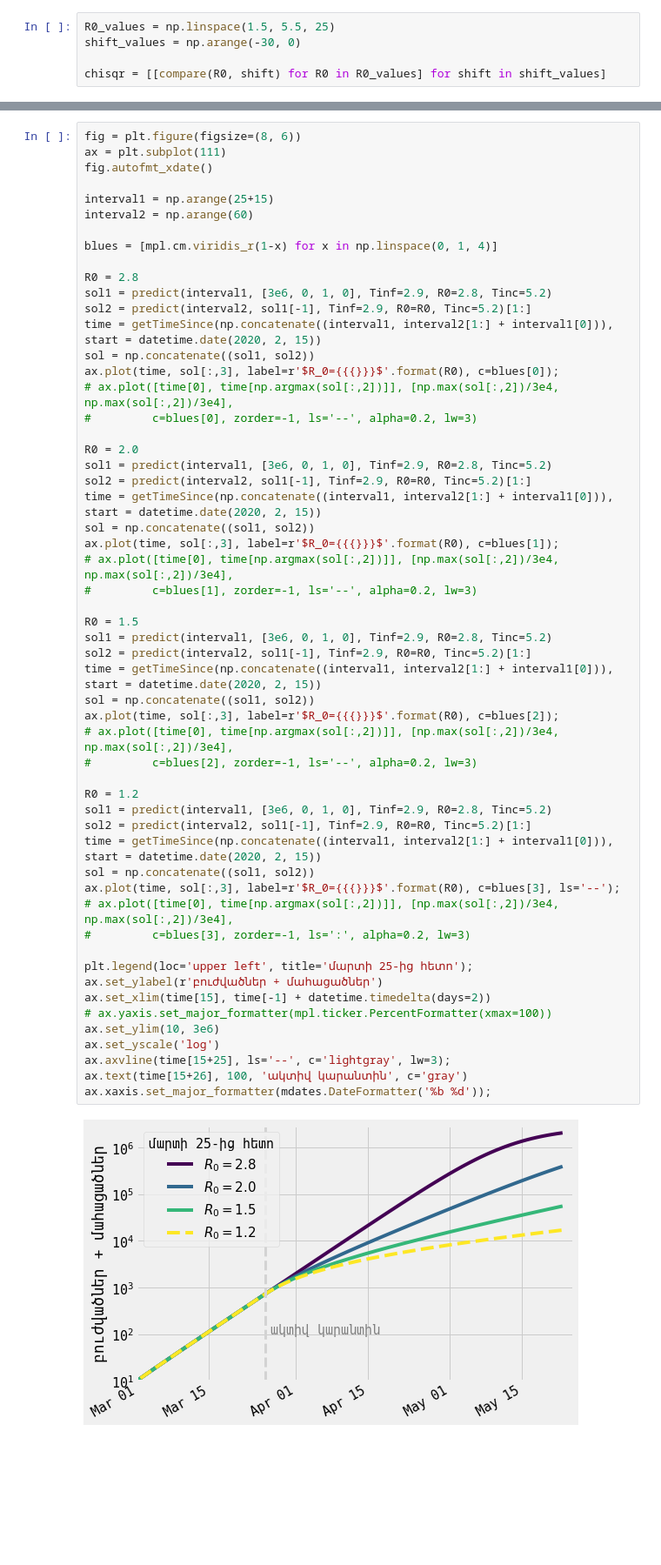
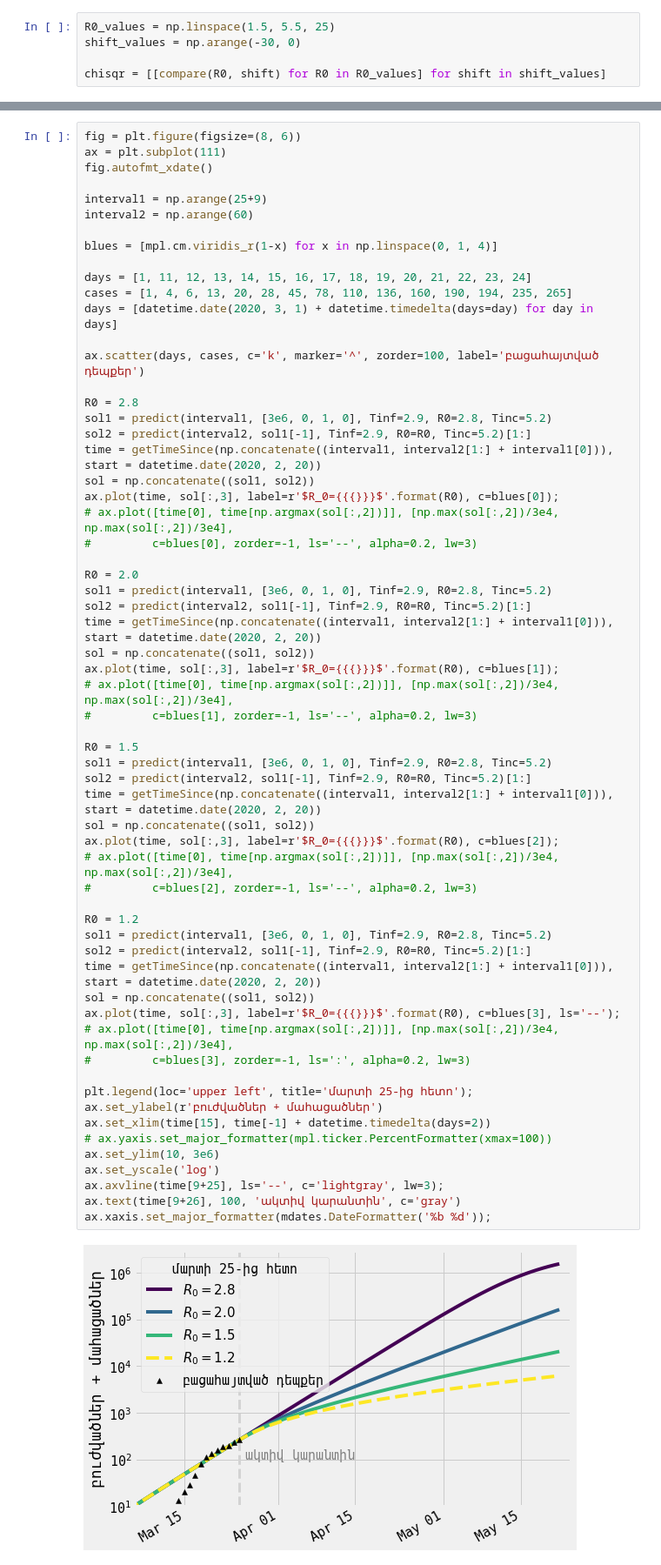
Before and after one commit to haykh/haykh.github.io, a Jupyter notebook: assets/files/2020-covid19-armenia/stayhealthy.ipynb, the cells around one changed output, grey strips where cells are left out. Shown at 87% size. Drawn from its saved outputs; the diff is of its cells as text; blank space fills up the shorter version.

```diff
--- a/assets/files/2020-covid19-armenia/stayhealthy.ipynb
+++ b/assets/files/2020-covid19-armenia/stayhealthy.ipynb
@@ -245,15 +219,21 @@ fig = plt.figure(figsize=(8, 6))
 ax = plt.subplot(111)
 fig.autofmt_xdate()
 
-interval1 = np.arange(25+15)
+interval1 = np.arange(25+9)
 interval2 = np.arange(60)
 
 blues = [mpl.cm.viridis_r(1-x) for x in np.linspace(0, 1, 4)]
 
+days = [1, 11, 12, 13, 14, 15, 16, 17, 18, 19, 20, 21, 22, 23, 24]
+cases = [1, 4, 6, 13, 20, 28, 45, 78, 110, 136, 160, 190, 194, 235, 265]
+days = [datetime.date(2020, 3, 1) + datetime.timedelta(days=day) for day in days]
+
+ax.scatter(days, cases, c='k', marker='^', zorder=100, label='բացահայտված դեպքեր')
+
 R0 = 2.8
 sol1 = predict(interval1, [3e6, 0, 1, 0], Tinf=2.9, R0=2.8, Tinc=5.2)
 sol2 = predict(interval2, sol1[-1], Tinf=2.9, R0=R0, Tinc=5.2)[1:]
-time = getTimeSince(np.concatenate((interval1, interval2[1:] + interval1[0])), start = datetime.date(2020, 2, 15))
+time = getTimeSince(np.concatenate((interval1, interval2[1:] + interval1[0])), start = datetime.date(2020, 2, 20))
 sol = np.concatenate((sol1, sol2))
 ax.plot(time, sol[:,3], label=r'$R_0={{{}}}$'.format(R0), c=blues[0]);
 # ax.plot([time[0], time[np.argmax(sol[:,2])]], [np.max(sol[:,2])/3e4, np.max(sol[:,2])/3e4],
@@ -262,38 +242,38 @@ ax.plot(time, sol[:,3], label=r'$R_0={{{}}}$'.format(R0), c=blues[0]);
 R0 = 2.0
 sol1 = predict(interval1, [3e6, 0, 1, 0], Tinf=2.9, R0=2.8, Tinc=5.2)
 sol2 = predict(interval2, sol1[-1], Tinf=2.9, R0=R0, Tinc=5.2)[1:]
-time = getTimeSince(np.concatenate((interval1, interval2[1:] + interval1[0])), start = datetime.date(2020, 2, 15))
+time = getTimeSince(np.concatenate((interval1, interval2[1:] + interval1[0])), start = datetime.date(2020, 2, 20))
 sol = np.concatenate((sol1, sol2))
 ax.plot(time, sol[:,3], label=r'$R_0={{{}}}$'.format(R0), c=blues[1]);
 # ax.plot([time[0], time[np.argmax(sol[:,2])]], [np.max(sol[:,2])/3e4, np.max(sol[:,2])/3e4],
 #         c=blues[1], zorder=-1, ls='--', alpha=0.2, lw=3)
 
 R0 = 1.5
 sol1 = predict(interval1, [3e6, 0, 1, 0], Tinf=2.9, R0=2.8, Tinc=5.2)
 sol2 = predict(interval2, sol1[-1], Tinf=2.9, R0=R0, Tinc=5.2)[1:]
-time = getTimeSince(np.concatenate((interval1, interval2[1:] + interval1[0])), start = datetime.date(2020, 2, 15))
+time = getTimeSince(np.concatenate((interval1, interval2[1:] + interval1[0])), start = datetime.date(2020, 2, 20))
 sol = np.concatenate((sol1, sol2))
 ax.plot(time, sol[:,3], label=r'$R_0={{{}}}$'.format(R0), c=blues[2]);
 # ax.plot([time[0], time[np.argmax(sol[:,2])]], [np.max(sol[:,2])/3e4, np.max(sol[:,2])/3e4],
 #         c=blues[2], zorder=-1, ls='--', alpha=0.2, lw=3)
 
 R0 = 1.2
 sol1 = predict(interval1, [3e6, 0, 1, 0], Tinf=2.9, R0=2.8, Tinc=5.2)
 sol2 = predict(interval2, sol1[-1], Tinf=2.9, R0=R0, Tinc=5.2)[1:]
-time = getTimeSince(np.concatenate((interval1, interval2[1:] + interval1[0])), start = datetime.date(2020, 2, 15))
+time = getTimeSince(np.concatenate((interval1, interval2[1:] + interval1[0])), start = datetime.date(2020, 2, 20))
 sol = np.concatenate((sol1, sol2))
 ax.plot(time, sol[:,3], label=r'$R_0={{{}}}$'.format(R0), c=blues[3], ls='--');
 # ax.plot([time[0], time[np.argmax(sol[:,2])]], [np.max(sol[:,2])/3e4, np.max(sol[:,2])/3e4],
 #         c=blues[3], zorder=-1, ls=':', alpha=0.2, lw=3)
 
 plt.legend(loc='upper left', title='մարտի 25-ից հետո');
 ax.set_ylabel(r'բուժվածներ + մահացածներ')
 ax.set_xlim(time[15], time[-1] + datetime.timedelta(days=2))
 # ax.yaxis.set_major_formatter(mpl.ticker.PercentFormatter(xmax=100))
 ax.set_ylim(10, 3e6)
 ax.set_yscale('log')
-ax.axvline(time[15+25], ls='--', c='lightgray', lw=3);
-ax.text(time[15+26], 100, 'ակտիվ կարանտին', c='gray')
+ax.axvline(time[9+25], ls='--', c='lightgray', lw=3);
+ax.text(time[9+26], 100, 'ակտիվ կարանտին', c='gray')
 ax.xaxis.set_major_formatter(mdates.DateFormatter('%b %d'));
 # %% [output]
-[figure, old version]
+[figure, new version]
```
Also changed, not shown: parts of 4 cells of this notebook, 1 other file.
